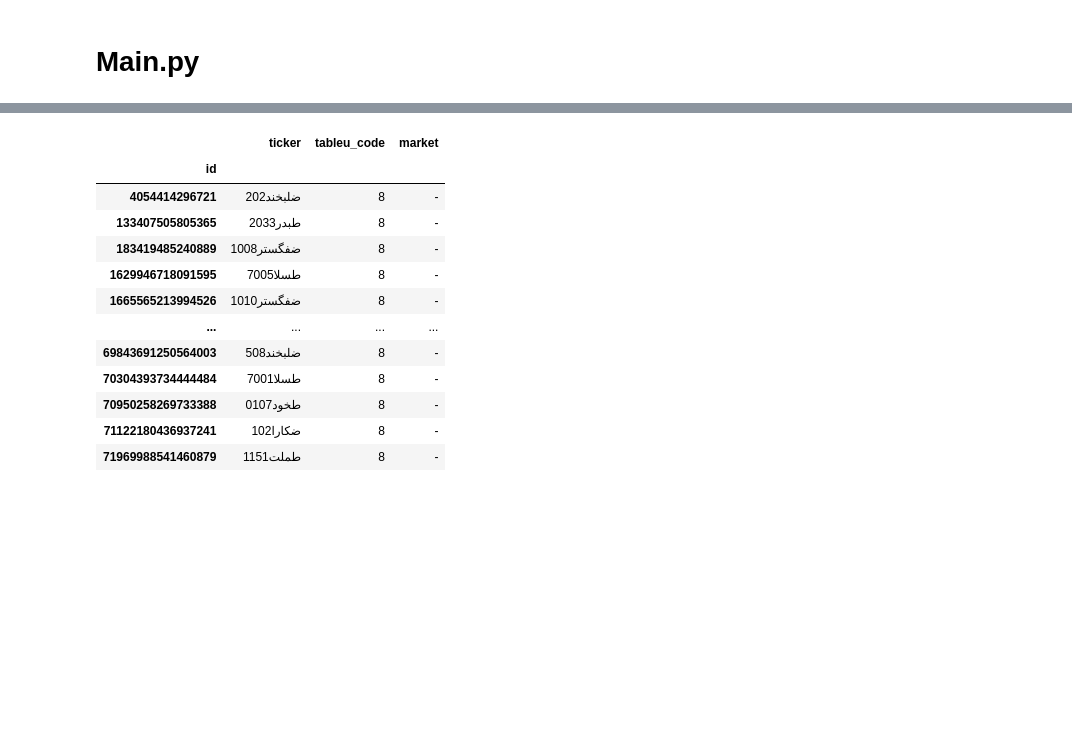
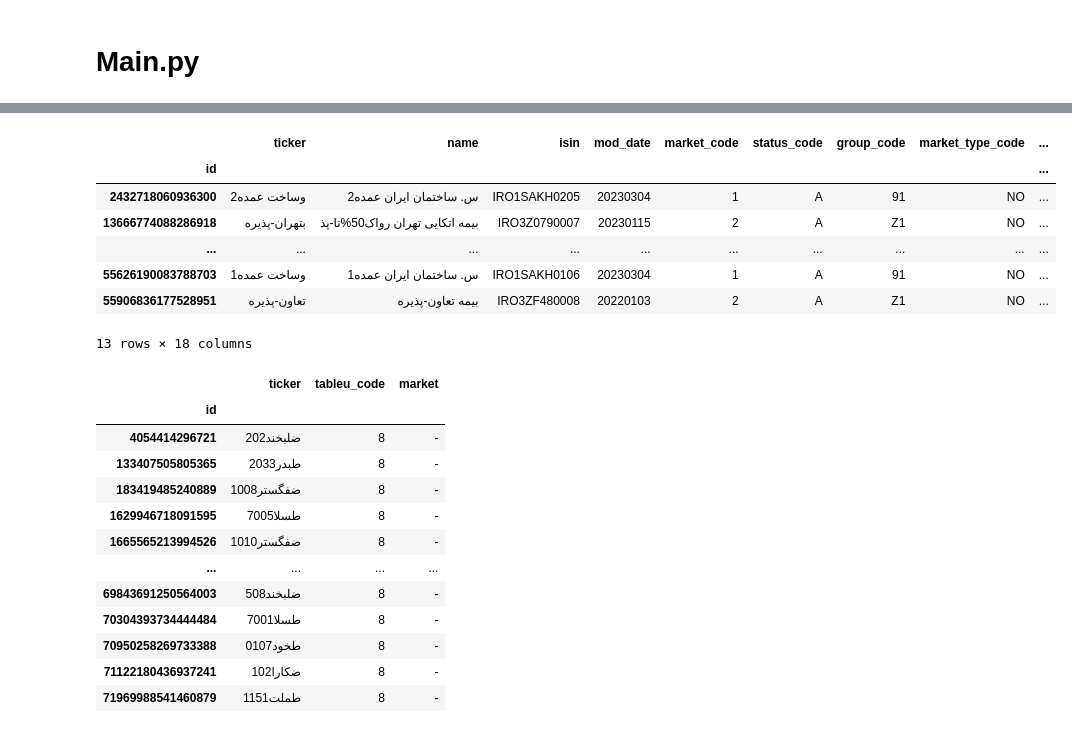
Before and after one commit to Aquarii/dashboard, a Jupyter notebook: draft.ipynb, the cells around one changed output, grey strips where cells are left out. Drawn from its saved outputs; the diff is of its cells as text; code cells hidden in the pictures; blank space fills up the shorter version.

```diff
--- a/draft.ipynb
+++ b/draft.ipynb
@@ -181,0 +257,16 @@ array(['8', '5', '4', '1', '7', '3', '9', '6'], dtype=object)
+# %%
+insts[
+    (insts['ticker'].str.contains('حذف')) |
+    (insts['ticker'].str.contains('عمده')) |
+    (insts['ticker'].str.contains('پذیره'))
+
+]
+# %% [output]
+|  | ticker | name | isin | mod_date | market_code | status_code | group_code | market_type_code | ... |
+| id |  |  |  |  |  |  |  |  | ... |
+| 2432718060936300 | وساخت عمده2 | س. ساختمان ایران عمده2 | IRO1SAKH0205 | 20230304 | 1 | A | 91 | NO | ... |
+| 13666774088286918 | بتهران-پذیره | بیمه اتکایی تهران رواک50%تا-پذ | IRO3Z0790007 | 20230115 | 2 | A | Z1 | NO | ... |
+| ... | ... | ... | ... | ... | ... | ... | ... | ... | ... |
+| 55626190083788703 | وساخت عمده1 | س. ساختمان ایران عمده1 | IRO1SAKH0106 | 20230304 | 1 | A | 91 | NO | ... |
+| 55906836177528951 | تعاون-پذیره | بیمه تعاون-پذیره | IRO3ZF480008 | 20220103 | 2 | A | Z1 | NO | ... |
+13 rows × 18 columns
```
Also changed, not shown: parts of 38 cells of this notebook, 7 other files.
